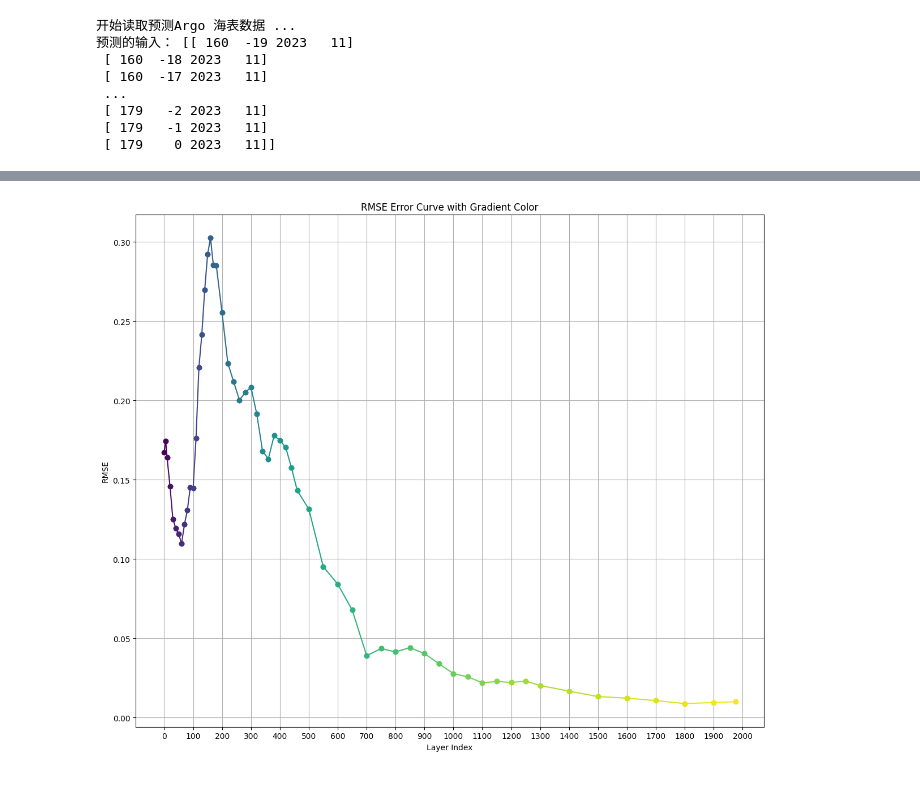
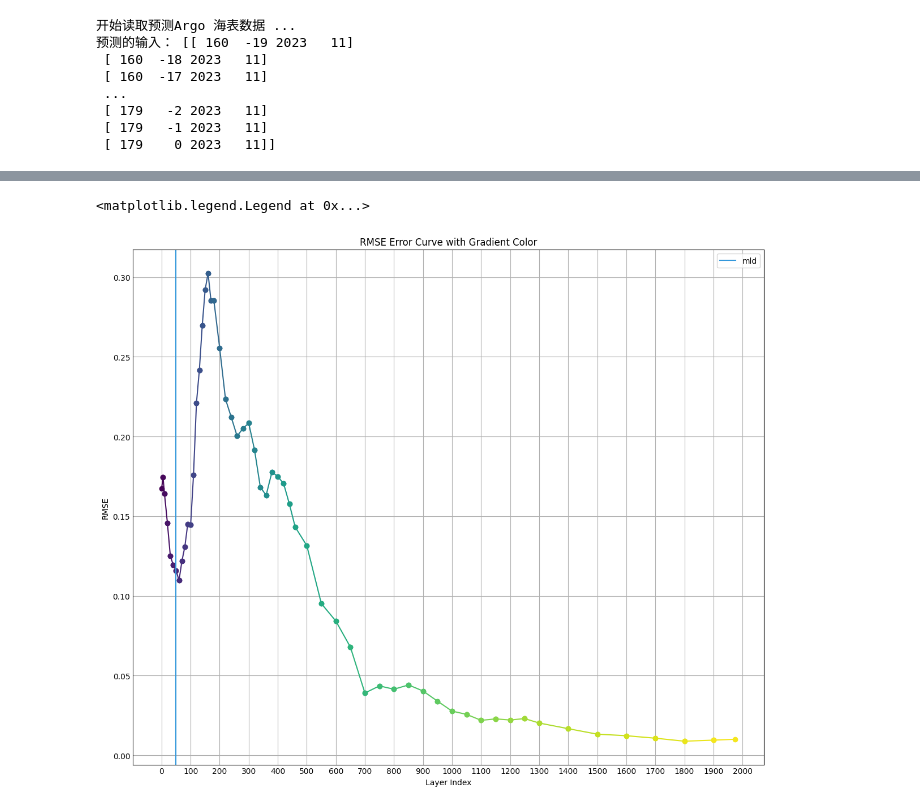
Before and after one commit to Yiliavv/3D-Ocean, a Jupyter notebook: src/rdf.ipynb, the cells around one changed output, grey strips where cells are left out. Cells and saved outputs as stored; diff of their text form; code cells hidden in the pictures.

```diff
--- a/src/rdf.ipynb
+++ b/src/rdf.ipynb
@@ -123,12 +122,20 @@ pres result shape:  (400, 58)
 [Parallel(n_jobs=1)]: Done 199 tasks      | elapsed:    0.0s
 # %%
 # 计算每层的 RMSE
+from utils.plot import plot_sst_distribution
 
 rmse_values = []
+max_abs_error = []
 
 for i in range(58):
     pres_surface = pres_profile[:, :, i]
     march_surface = march_profile[:, :, i]
+
+    abs_error = np.abs(pres_surface - march_surface)
+
+    if i is 15 :
+        plot_sst_distribution(abs_error, title="Max absolute error")
+        max_abs_error = abs_error
 
     mse = np.nanmean((pres_surface - march_surface) ** 2)
     rmse = np.sqrt(mse)
@@ -159,0 +183,13 @@ Log.d(f"所有层的的平均rmse：", average_rmse)
+# %%
+from matplotlib import cm # type: ignore
+import matplotlib.pyplot as plt # type: ignore
+from matplotlib.ticker import MultipleLocator # type: ignore
+
+# 绘制混合层深度分布图
+Log.i(mld.shape)
+
+mld = mld.reshape(360, 160)[160:180, 60:80].flatten()
+mean_mld = np.mean(mld)
+
+plt.plot(mld)
+plt.axhline(mean_mld, color='#c0392b')
@@ -165,36 +239,34 @@ deep_map = [
     110, 120, 130, 140, 150, 160, 170, 180, 200,
     220, 240, 260, 280, 300, 320, 340, 360, 380, 400,
     420, 440, 460, 500, 550, 600, 650, 700, 750, 800,
     850, 900, 950, 1000, 1050, 1100, 1150, 1200, 1250,
     1300, 1400, 1500, 1600, 1700, 1800, 1900, 1975
 ]
 
 x = deep_map
 y = rmse_values
-
-from matplotlib import cm
-import matplotlib.pyplot as plt
-from matplotlib.ticker import MultipleLocator
 
 colors = cm.viridis(np.linspace(0, 1, len(rmse_values)))
 
 # Create the plot
 fig, ax1 = plt.subplots(figsize=(12, 10))
 
 # Plot the RMSE values with gradient color
 for i in range(len(rmse_values) - 1):
     ax1.plot(x[i:i + 2], rmse_values[i:i + 2], marker='o', linestyle='-', color=colors[i])
 
 ax1.set_xlabel('Layer Index')
 ax1.set_ylabel('RMSE')
 ax1.set_title('RMSE Error Curve with Gradient Color')
 ax1.grid(True)
 
 # Set x-axis major ticks to have an interval of 5
 ax1.xaxis.set_major_locator(MultipleLocator(100))
 
 # Show the plot
 plt.tight_layout()
-plt.show()
+plt.axvline(mean_mld, color='#3498db', label='mld')
+plt.legend()
 # %% [output]
+<matplotlib.legend.Legend at 0x...>
-[figure, old version]
+[figure, new version]
```
Also changed, not shown: parts of 6 cells of this notebook, 6 other files.
